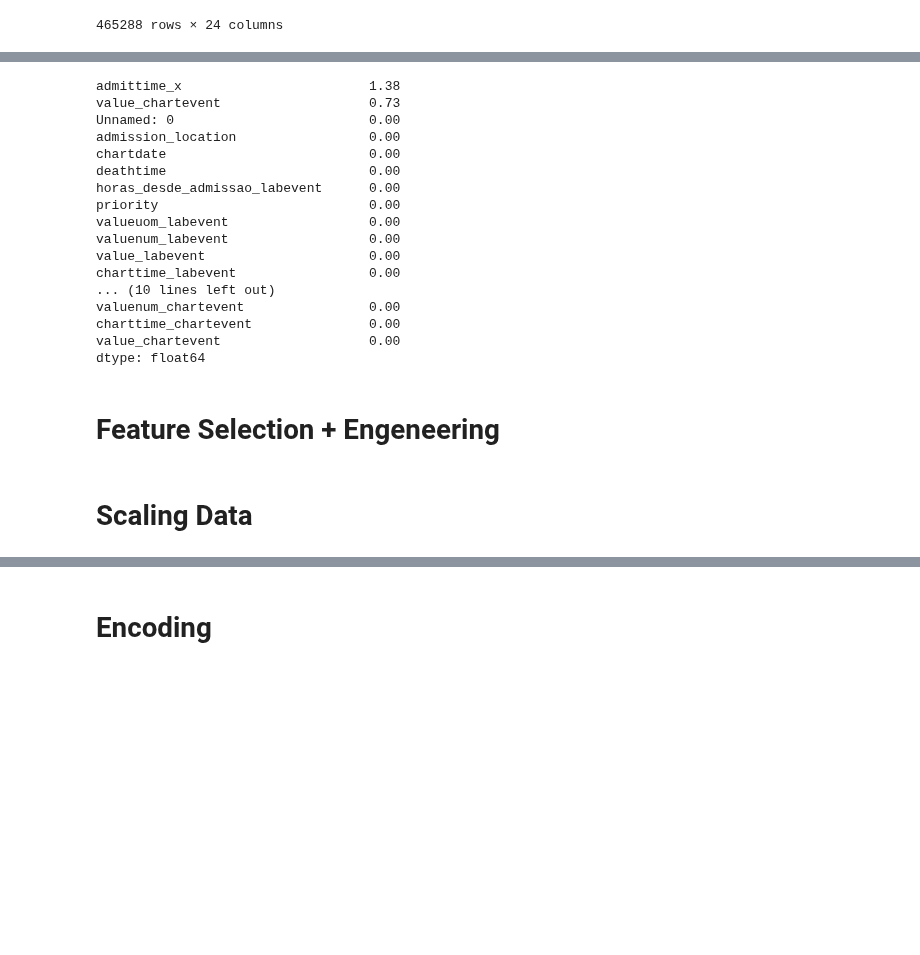
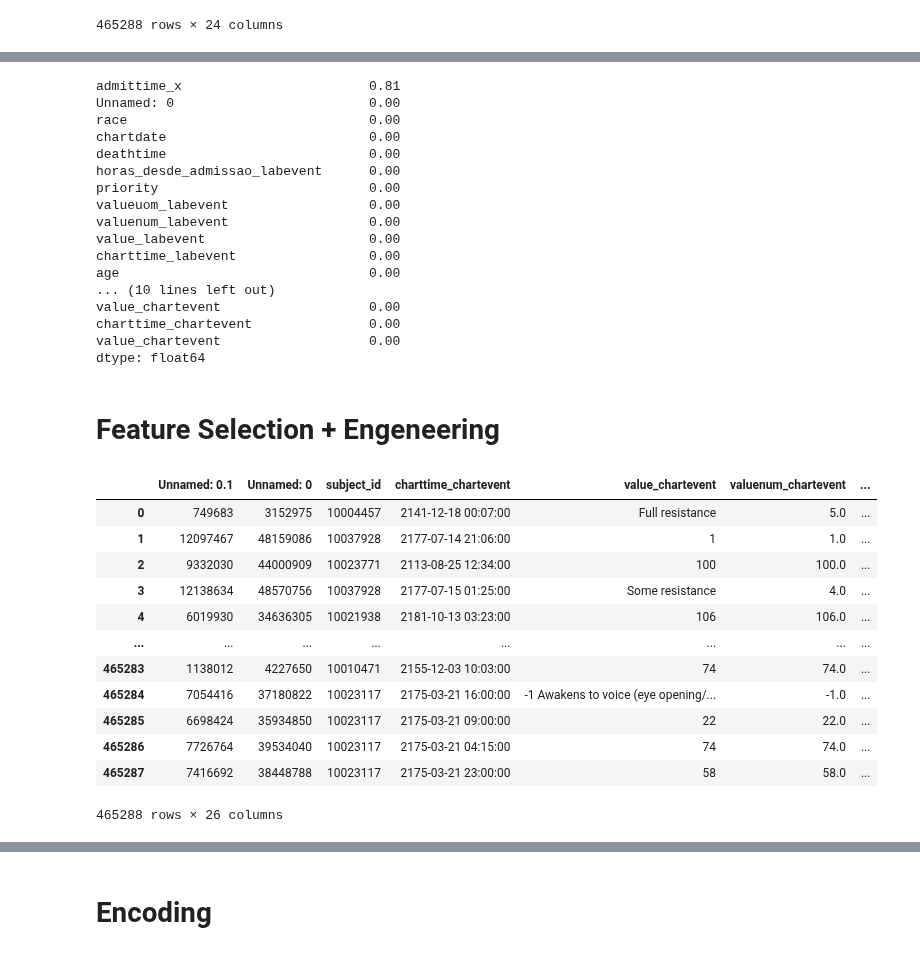
Before and after one commit to CatarinaCosta02/Master_Thesis, a Jupyter notebook: models/Final_treament.ipynb, the cells around one changed output, grey strips where cells are left out. Saved outputs shown, nothing was run; the diff lists cells and outputs as text; code cells hidden in the pictures; blank space fills up the shorter version.

```diff
--- a/models/Final_treament.ipynb
+++ b/models/Final_treament.ipynb
@@ -750,10 +752,9 @@ See the caveats in the documentation: https://pandas.pydata.org/pandas-docs/stab
 # %%
-(df_clean.isna().mean().sort_values(ascending=False) * 100).round(2)
+(df_sample.isna().mean().sort_values(ascending=False) * 100).round(2)
 # %% [output]
-admittime_x                        1.38
-value_chartevent                   0.73
+admittime_x                        0.81
 Unnamed: 0                         0.00
-admission_location                 0.00
+race                               0.00
 chartdate                          0.00
 deathtime                          0.00
 horas_desde_admissao_labevent      0.00
@@ -762,8 +763,9 @@ valueuom_labevent                  0.00
 valuenum_labevent                  0.00
 value_labevent                     0.00
 charttime_labevent                 0.00
+age                                0.00
 ... (10 lines left out)
-valuenum_chartevent                0.00
+value_chartevent                   0.00
 charttime_chartevent               0.00
 value_chartevent                   0.00
 dtype: float64
@@ -772,4 +774,20 @@ df_clean = df_clean.to_csv('df_clean.csv')
 # %% [markdown]
 # Feature Selection + Engeneering
-# %% [markdown]
-# Scaling Data
+# %%
+df = pd.read_csv('df_clean.csv')
+# %%
+display(df)
+# %% [output]
+|  | Unnamed: 0.1 | Unnamed: 0 | subject_id | charttime_chartevent | value_chartevent | valuenum_chartevent | ... |
+| 0 | 749683 | 3152975 | 10004457 | 2141-12-18 00:07:00 | Full resistance | 5.0 | ... |
+| 1 | 12097467 | 48159086 | 10037928 | 2177-07-14 21:06:00 | 1 | 1.0 | ... |
+| 2 | 9332030 | 44000909 | 10023771 | 2113-08-25 12:34:00 | 100 | 100.0 | ... |
+| 3 | 12138634 | 48570756 | 10037928 | 2177-07-15 01:25:00 | Some resistance | 4.0 | ... |
+| 4 | 6019930 | 34636305 | 10021938 | 2181-10-13 03:23:00 | 106 | 106.0 | ... |
+| ... | ... | ... | ... | ... | ... | ... | ... |
+| 465283 | 1138012 | 4227650 | 10010471 | 2155-12-03 10:03:00 | 74 | 74.0 | ... |
+| 465284 | 7054416 | 37180822 | 10023117 | 2175-03-21 16:00:00 | -1 Awakens to voice (eye opening/... | -1.0 | ... |
+| 465285 | 6698424 | 35934850 | 10023117 | 2175-03-21 09:00:00 | 22 | 22.0 | ... |
+| 465286 | 7726764 | 39534040 | 10023117 | 2175-03-21 04:15:00 | 74 | 74.0 | ... |
+| 465287 | 7416692 | 38448788 | 10023117 | 2175-03-21 23:00:00 | 58 | 58.0 | ... |
+465288 rows × 26 columns
```
Also changed, not shown: parts of 25 cells of this notebook.
